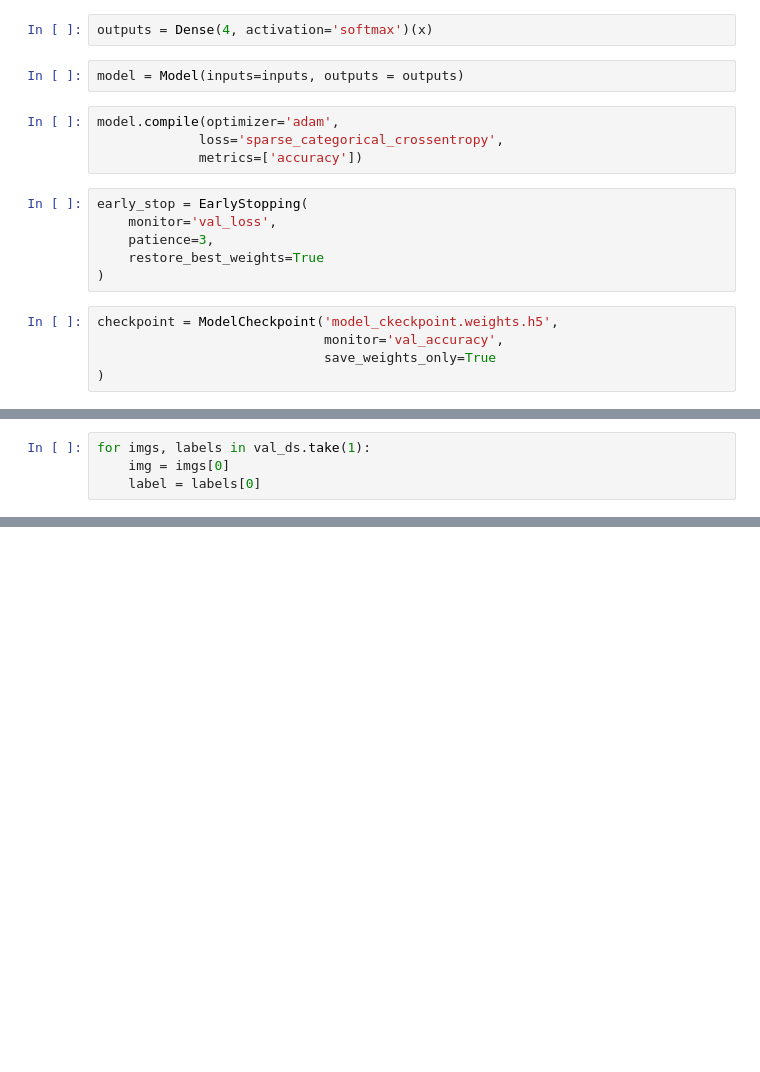
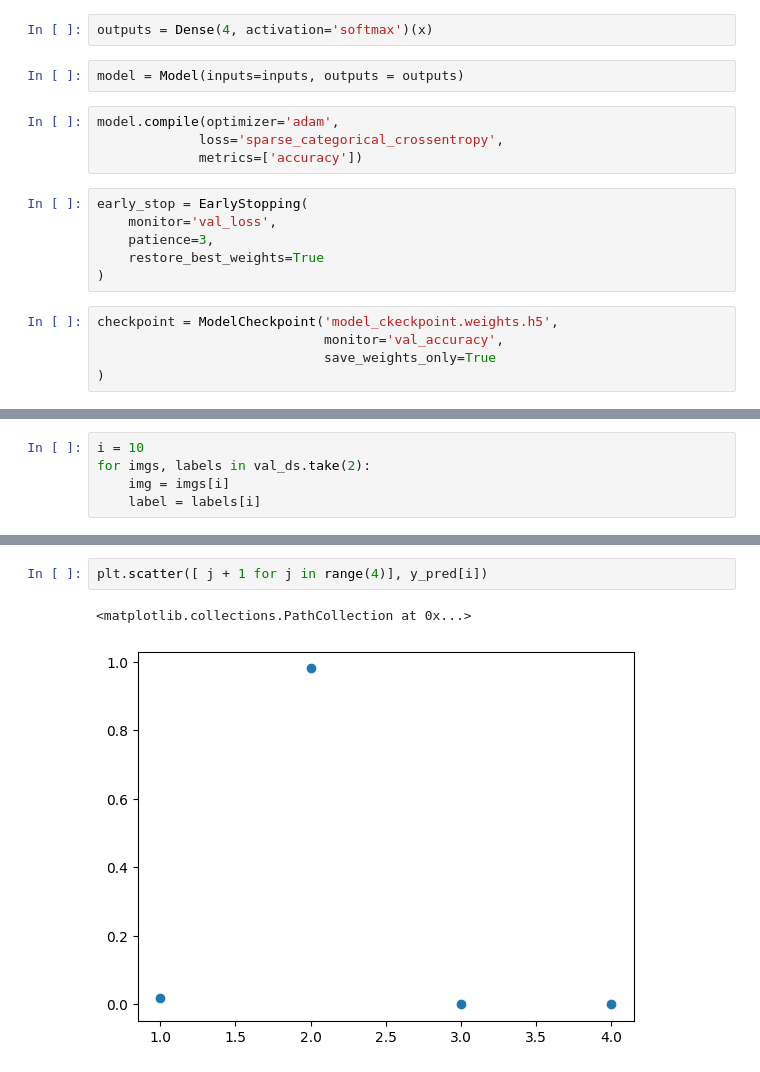
Before and after one commit to Basel-Aldwairi/Coin-Jo, a Jupyter notebook: notebook/MobileNetv2.ipynb, the cells around one changed output, grey strips where cells are left out. Cells and saved outputs as stored; diff of their text form; blank space fills up the shorter version.

```diff
--- a/notebook/MobileNetv2.ipynb
+++ b/notebook/MobileNetv2.ipynb
@@ -98,5 +101,6 @@ array([2.6816533e-08, 3.7294521e-05, 7.6868492e-01, 2.3127776e-01],
       dtype=float32)
 # %%
-for imgs, labels in val_ds.take(1):
-    img = imgs[0]
-    label = labels[0]
+i = 10
+for imgs, labels in val_ds.take(2):
+    img = imgs[i]
+    label = labels[i]
@@ -108,0 +124,5 @@ TypeError: 'module' object is not callable
+# %%
+plt.scatter([ j + 1 for j in range(4)], y_pred[i])
+# %% [output]
+<matplotlib.collections.PathCollection at 0x...>
+[figure, added]
```
Also changed, not shown: parts of 12 cells of this notebook, 3 other files.
